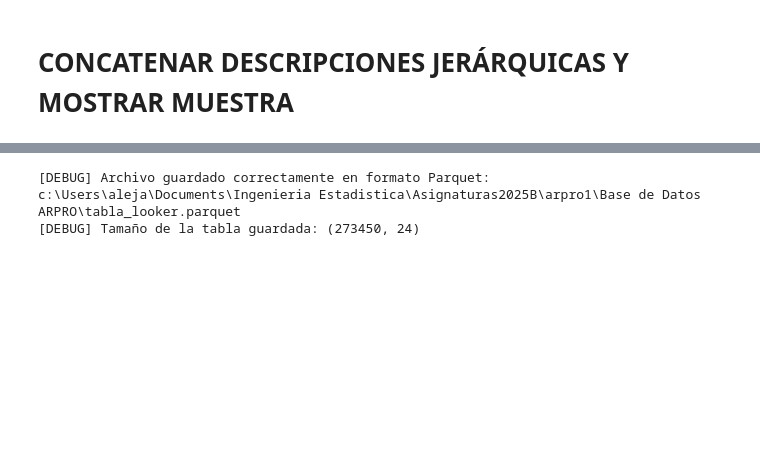
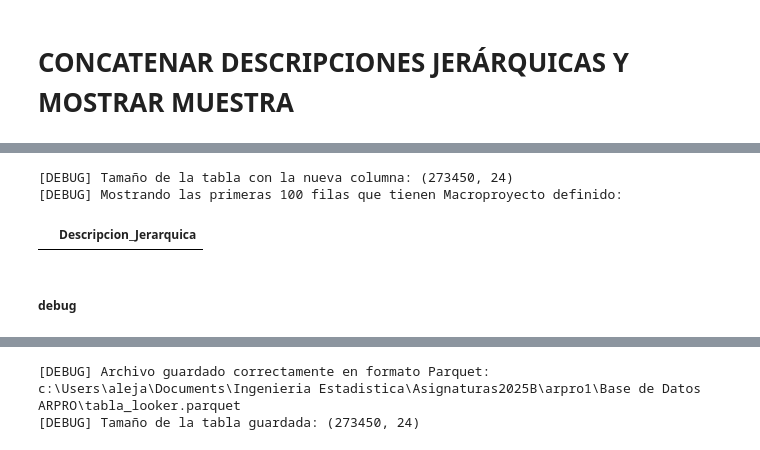
Before and after one commit to ConnectEscuelaIngenieros/consultoriaConnectBogota, a Jupyter notebook: Concatenador_Codigos_para_Homologador.ipynb, the cells around one changed output, grey strips where cells are left out. Saved outputs shown, nothing was run; the diff lists cells and outputs as text; code cells hidden in the pictures; blank space fills up the shorter version.

```diff
--- a/Concatenador_Codigos_para_Homologador.ipynb
+++ b/Concatenador_Codigos_para_Homologador.ipynb
@@ -234,0 +215,8 @@ else:
+# %%
+import re
+
+if "Nombre Proyecto" in tabla_looker.columns and "Proyecto_sin_prefijo" not in tabla_looker.columns:
+    tabla_looker["Proyecto_sin_prefijo"] = tabla_looker["Nombre Proyecto"].apply(
+        lambda x: re.sub(r"^\s*\d+\s*-\s*", "", str(x)).strip() if pd.notna(x) else x
+    )
+    print("[DEBUG] Columna 'Proyecto_sin_prefijo' creada en tabla_looker.")
@@ -242,10 +232,6 @@ import pandas as pd
 def construir_descripcion_jerarquica(fila: pd.Series,
                                      columnas_a_concatenar: list[str],
                                      separador: str = " - ") -> str:
-    """
-    Construye una cadena 'jerárquica' uniendo, en orden, los valores no vacíos
-    de las columnas indicadas. Omite NaN y strings vacíos.
-    """
     partes_limpias: list[str] = []
     for nombre_columna in columnas_a_concatenar:
         valor = fila.get(nombre_columna, "")
@@ -256,16 +242,14 @@ def construir_descripcion_jerarquica(fila: pd.Series,
             partes_limpias.append(valor_str)
     return separador.join(partes_limpias)
 
-# Columnas que deseamos concatenar, en orden
 columnas_objetivo: list[str] = [
     "Macroproyecto",
-    "Nombre Proyecto",
+    "Proyecto_sin_prefijo",
     "Capitulo Descripcion",
     "Item Descripcion",
     "Insumo_Insumo Descripcion",
 ]
 
-# Verificación de existencia de columnas (seguimos con las que existan)
 columnas_que_existen = [c for c in columnas_objetivo if c in tabla_looker.columns]
 columnas_que_faltan = [c for c in columnas_objetivo if c not in tabla_looker.columns]
 
@@ -274,7 +258,6 @@ print(f"[DEBUG] Columnas encontradas en 'tabla_looker': {columnas_que_existen}")
 if columnas_que_faltan:
     print(f"[DEBUG] ADVERTENCIA: Faltan estas columnas y se omitirán: {columnas_que_faltan}")
 
-# Construir la nueva columna con la concatenación
 nombre_columna_salida = "Descripcion_Jerarquica"
 tabla_looker[nombre_columna_salida] = tabla_looker.apply(
     construir_descripcion_jerarquica,
@@ -282,17 +265,4 @@ tabla_looker[nombre_columna_salida] = tabla_looker.apply(
     columnas_a_concatenar=columnas_que_existen,
     separador=" - "
 )
-
-# Mostrar una muestra pequeña y legible
-tamano_muestra: int = 100
-columnas_para_mostrar = [
-   nombre_columna_salida
-]
-columnas_presentes = [c for c in columnas_para_mostrar if c in tabla_looker.columns]
-
-print(f"[DEBUG] Tamaño de la tabla con la nueva columna: {tabla_looker.shape}")
-print(f"[DEBUG] Mostrando las primeras {tamano_muestra} filas con columnas: {columnas_presentes}")
-
-muestra_pequena = tabla_looker[columnas_presentes].head(tamano_muestra)
-display(muestra_pequena)  # en Jupyter/Colab; si prefieres, usa print(muestra_pequena.to_string(index=False))
 # %% [output]
@@ -315,0 +272,20 @@ display(muestra_pequena)  # en Jupyter/Colab; si prefieres, usa print(muestra_pe
+# %%
+# Mostrar solo filas con Macroproyecto definido
+tamano_muestra: int = 100
+muestra_pequena = (
+    tabla_looker[
+        tabla_looker["Macroproyecto"].notna()
+        & (tabla_looker["Macroproyecto"].astype(str).str.strip() != "")
+    ][[nombre_columna_salida]]
+    .head(tamano_muestra)
+)
+
+print(f"[DEBUG] Tamaño de la tabla con la nueva columna: {tabla_looker.shape}")
+print(f"[DEBUG] Mostrando las primeras {tamano_muestra} filas que tienen Macroproyecto definido:")
+display(muestra_pequena)
+# %% [output]
+[DEBUG] Tamaño de la tabla con la nueva columna: (273450, 24)
+[DEBUG] Mostrando las primeras 100 filas que tienen Macroproyecto definido:
+|  | Descripcion_Jerarquica |
+# %% [markdown]
+##### debug
```
Also changed, not shown: parts of 10 cells of this notebook.
